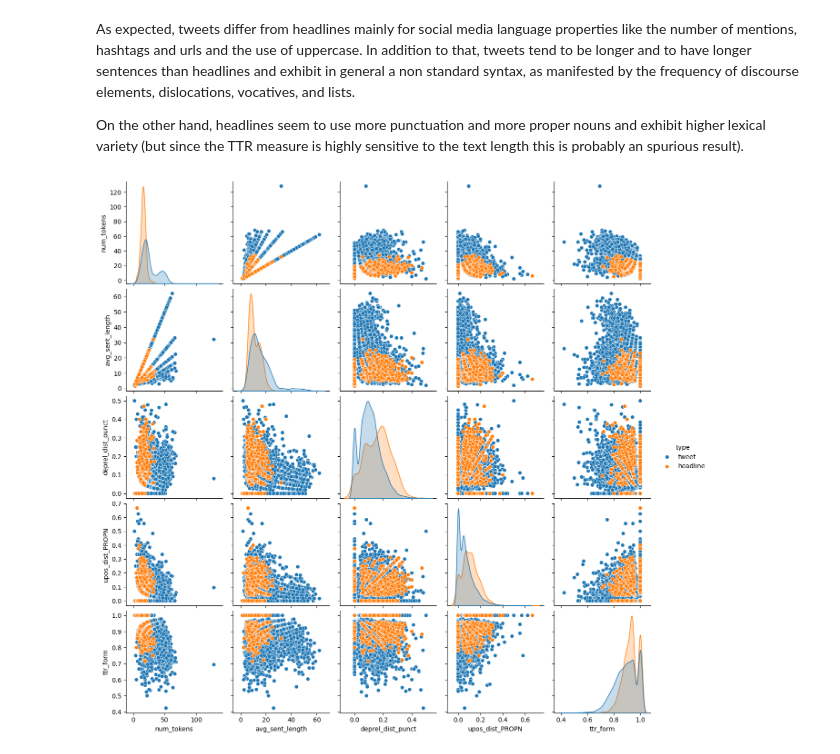
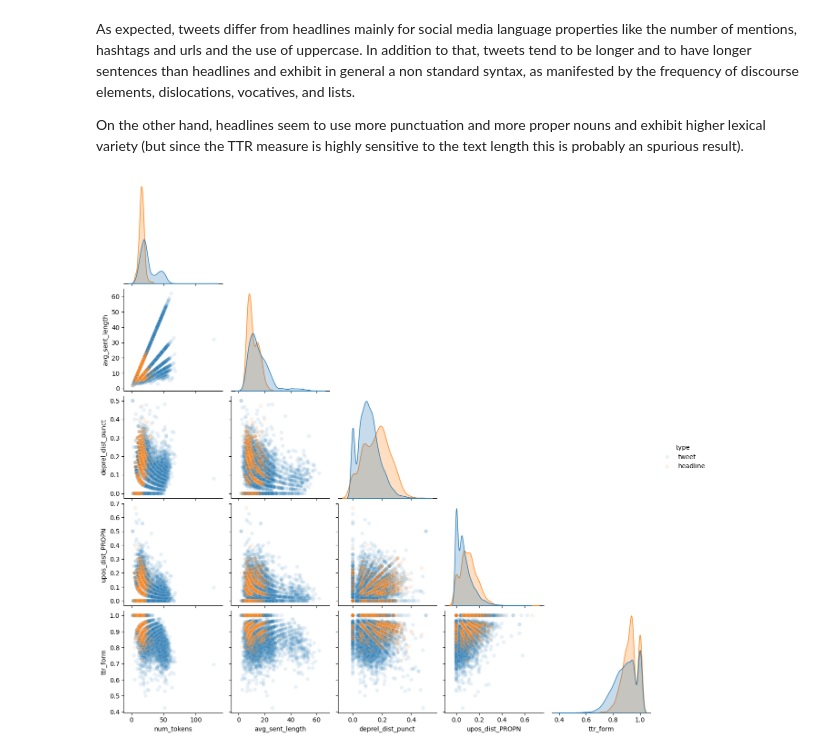
Before and after one commit to g-fabiani4-unipi/txa_project, a Jupyter notebook: src/style_analysis.ipynb, the cells around one changed output. Saved outputs shown, nothing was run; the diff lists cells and outputs as text; code cells hidden in the pictures.

Commit message:
Add some transparency to plot

```diff
--- a/src/style_analysis.ipynb
+++ b/src/style_analysis.ipynb
@@ -695,9 +656,11 @@ On the other hand, headlines seem to use more punctuation and more proper nouns
 # %%
 cols = ['num_tokens', 'avg_sent_length', 'deprel_dist_punct','upos_dist_PROPN', 'ttr_form','type']
 
 sns.pairplot(df[cols],
              hue='type',
+             corner=True,
+             plot_kws={'alpha': .1},
              diag_kws={'common_norm': False})
 plt.show()
 # %% [output]
-[figure, old version]
+[figure, new version]
```
Also changed, not shown: parts of 13 cells of this notebook.
